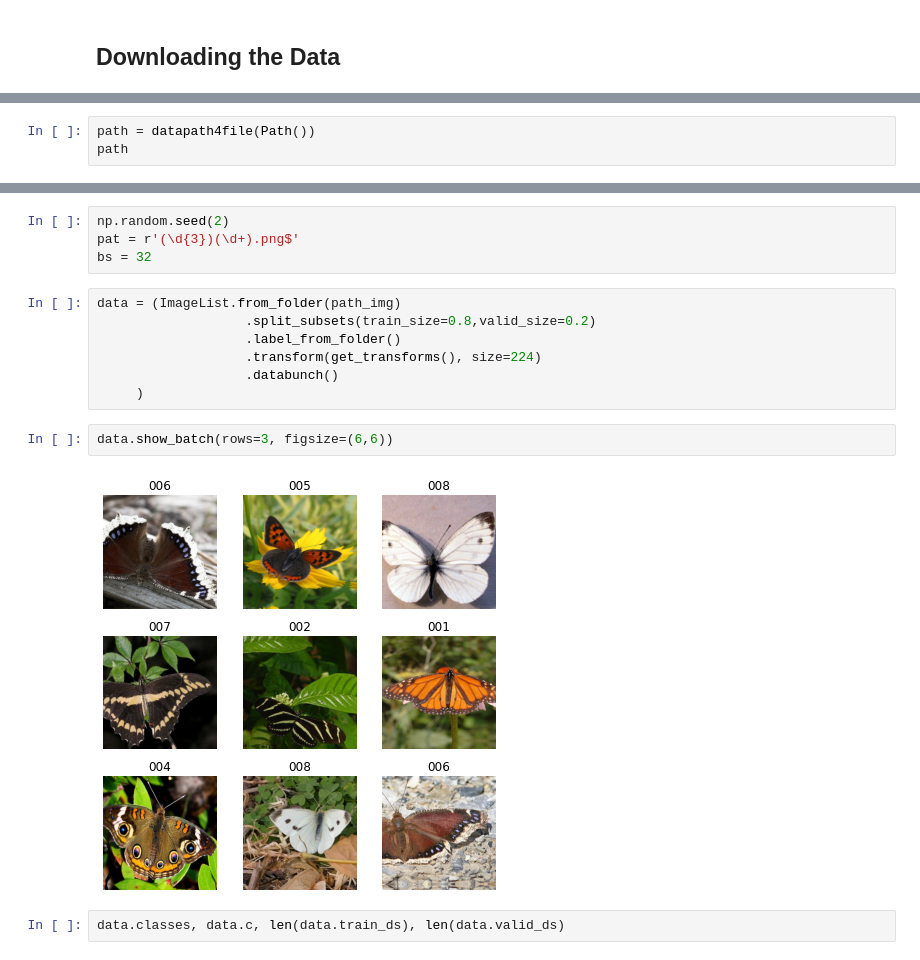
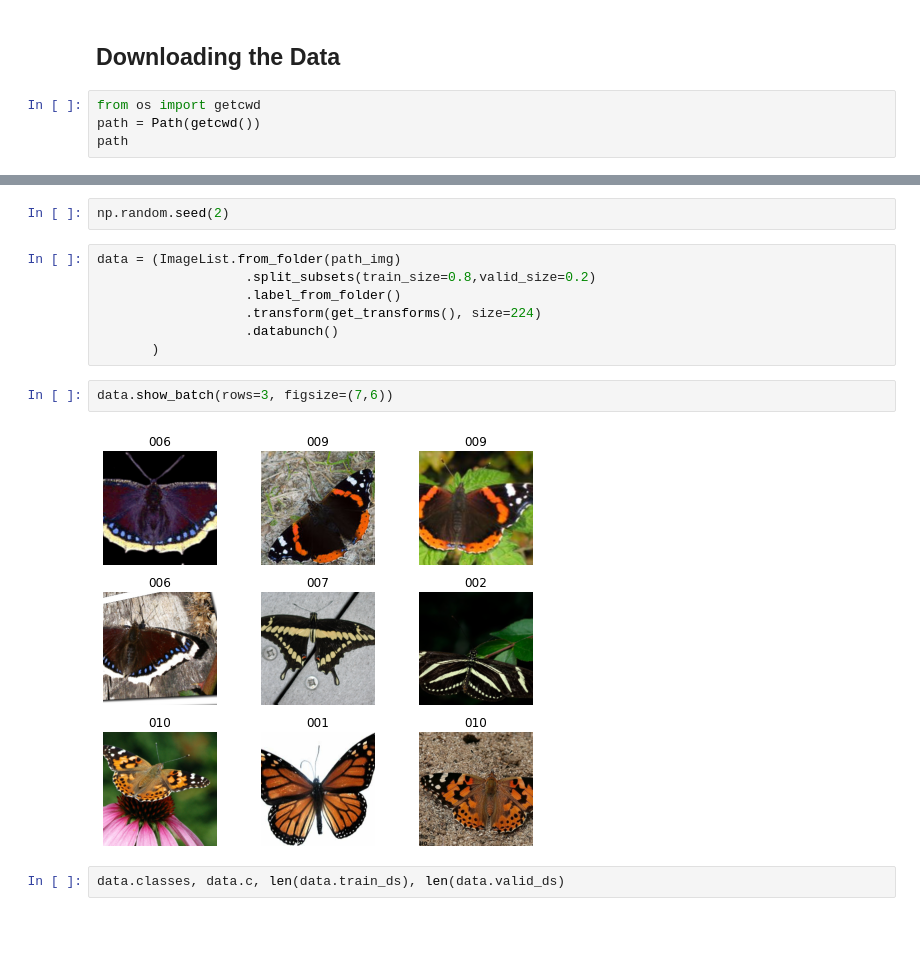
Before and after one commit to ahan98/fastai, a Jupyter notebook: 1-image-classification/butterflies.ipynb, the cells around one changed output, grey strips where cells are left out. Cells and saved outputs as stored; diff of their text form; blank space fills up the shorter version.

```diff
--- a/1-image-classification/butterflies.ipynb
+++ b/1-image-classification/butterflies.ipynb
@@ -8,3 +16,7 @@
 from fastai.vision import *
 # %% [markdown]
 ## Downloading the Data
+# %%
+from os import getcwd
+path = Path(getcwd())
+path
@@ -14,3 +28,0 @@ filename = "leedsbutterfly_dataset_v1.0.zip"
-# %%
-path = datapath4file(Path())
-path
@@ -62,18 +93,16 @@ path_img.ls()
 # %%
 np.random.seed(2)
-pat = r'(\d{3})(\d+).png$'
-bs = 32
 # %%
 data = (ImageList.from_folder(path_img)
                    .split_subsets(train_size=0.8,valid_size=0.2)
                    .label_from_folder()
                    .transform(get_transforms(), size=224)
                    .databunch()
-     )
+       )
 # %%
-data.show_batch(rows=3, figsize=(6,6))
+data.show_batch(rows=3, figsize=(7,6))
 # %% [output]
-[figure, old version]
+[figure, new version]
 # %%
 data.classes, data.c, len(data.train_ds), len(data.valid_ds)
 # %% [output]
```
Also changed, not shown: parts of 40 cells of this notebook, 3 other files.
